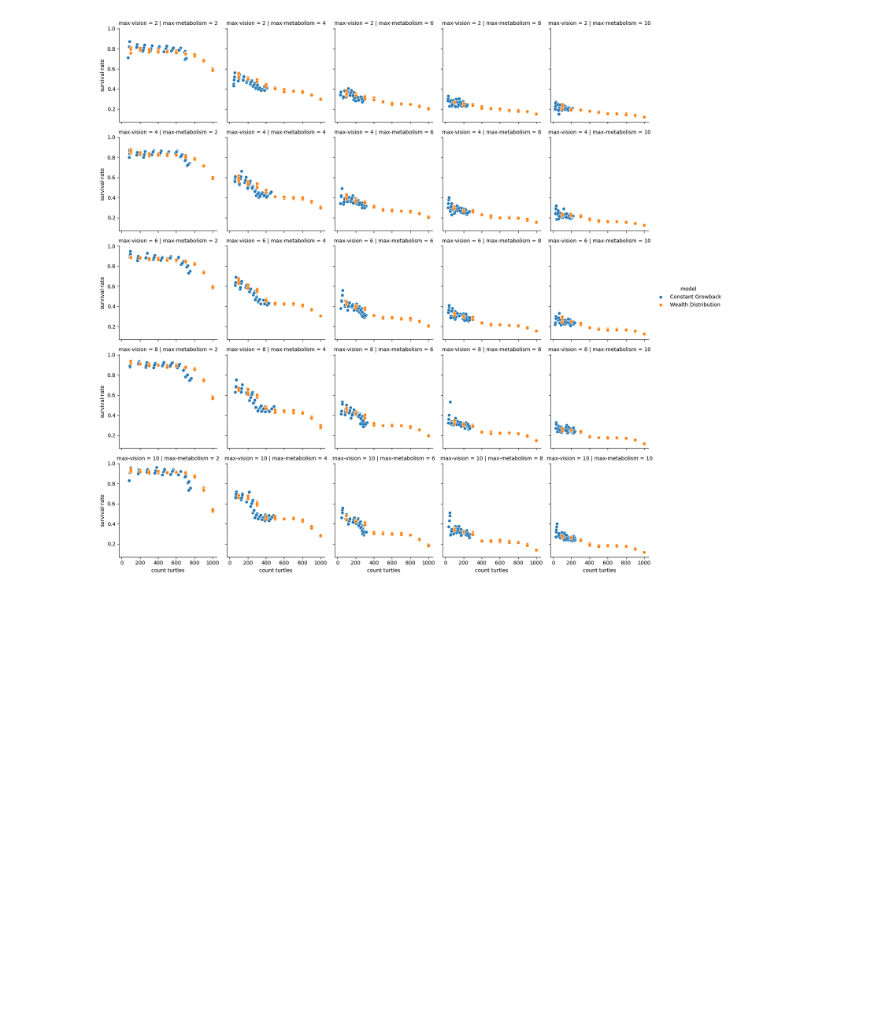
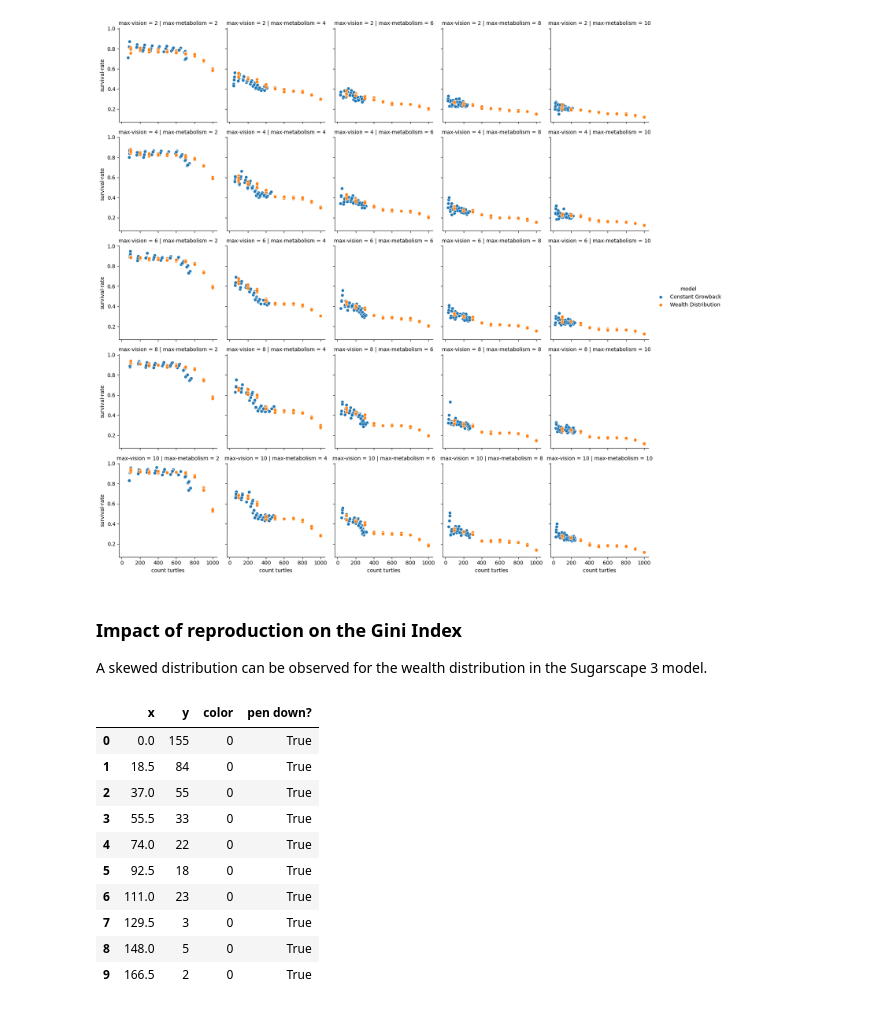
Before and after one commit to sokimura39/ABM_assessment, a Jupyter notebook: assessment_1/analysis.ipynb, the cells around one changed output. Cells and saved outputs as stored; diff of their text form; code cells hidden in the pictures; blank space fills up the shorter version.

```diff
--- a/assessment_1/analysis.ipynb
+++ b/assessment_1/analysis.ipynb
@@ -463,3 +463,28 @@ combined_survival_plot.add_legend()
 # %% [output]
 <seaborn.axisgrid.FacetGrid at 0x...>
 [figure]
+# %% [markdown]
+### Impact of reproduction on the Gini Index
+
+A skewed distribution can be observed for the wealth distribution in the Sugarscape 3 model.
+# %%
+# load the output for the histogram
+
+s3_hist_df = pd.read_csv(
+    os.path.join(path, 'Sugarscape 3 Wealth Distribution_edit Wealth distribution.csv'),
+    skiprows = 16
+)
+
+s3_hist_df
+# %% [output]
+|  | x | y | color | pen down? |
+| 0 | 0.0 | 155 | 0 | True |
+| 1 | 18.5 | 84 | 0 | True |
+| 2 | 37.0 | 55 | 0 | True |
+| 3 | 55.5 | 33 | 0 | True |
+| 4 | 74.0 | 22 | 0 | True |
+| 5 | 92.5 | 18 | 0 | True |
+| 6 | 111.0 | 23 | 0 | True |
+| 7 | 129.5 | 3 | 0 | True |
+| 8 | 148.0 | 5 | 0 | True |
+| 9 | 166.5 | 2 | 0 | True |
```
Also changed, not shown: parts of 3 cells of this notebook, 3 other files.
